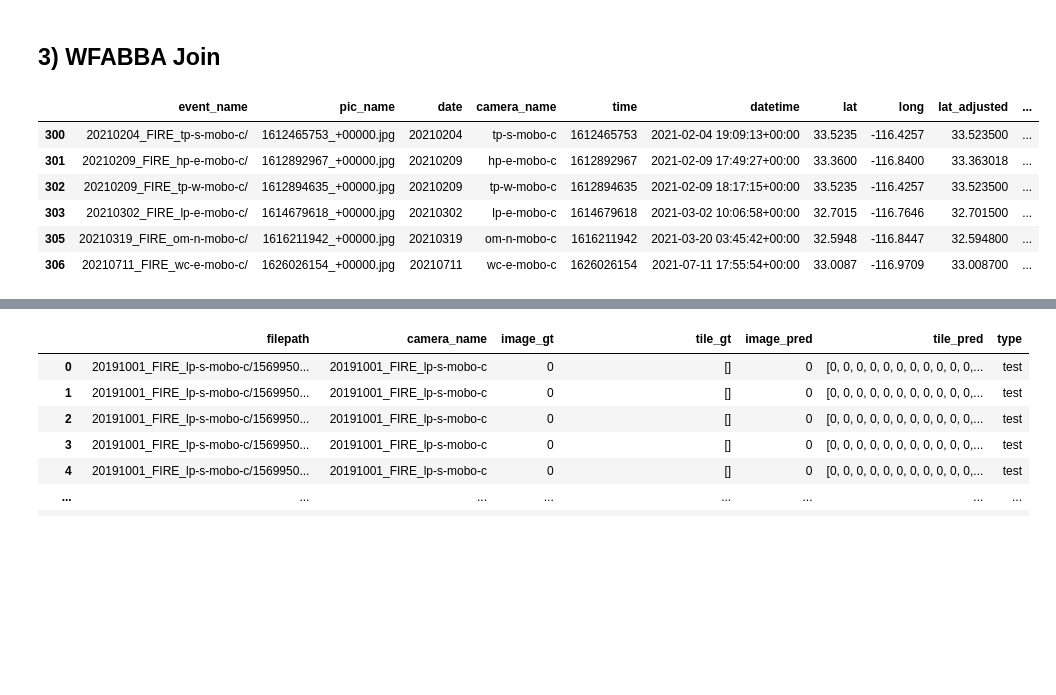
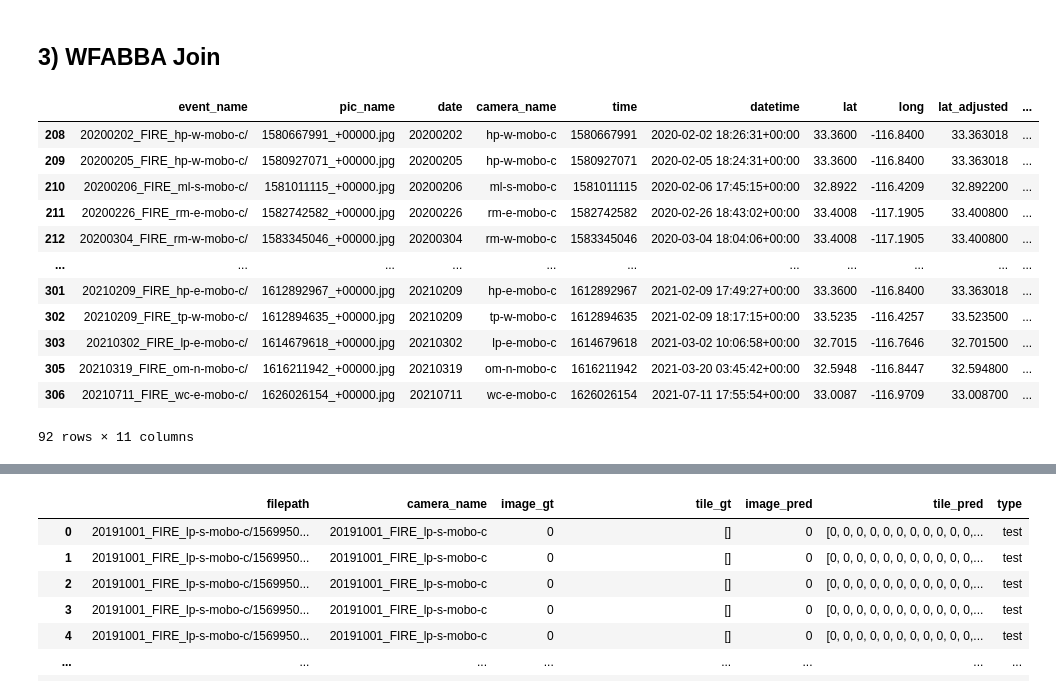
Before and after one commit to shaneluna/smokeynet-engineering, a Jupyter notebook: notebooks/wfabba/WFABBA_FIgLib_Join.ipynb, the cells around one changed output, grey strips where cells are left out. Drawn from its saved outputs; the diff is of its cells as text; code cells hidden in the pictures; blank space fills up the shorter version.

```diff
--- a/notebooks/wfabba/WFABBA_FIgLib_Join.ipynb
+++ b/notebooks/wfabba/WFABBA_FIgLib_Join.ipynb
@@ -163,3 +167,8 @@ event_pic_df
 | 305 | 20210319_FIRE_om-n-mobo-c/ | 1616211942_+00000.jpg | 20210319 | om-n-mobo-c | 1616211942 | 2021-03-20 03:45:42+00:00 | 32.5948 | -116.8447 | 32.594800 | ... |
 | 306 | 20210711_FIRE_wc-e-mobo-c/ | 1626026154_+00000.jpg | 20210711 | wc-e-mobo-c | 1626026154 | 2021-07-11 17:55:54+00:00 | 33.0087 | -116.9709 | 33.008700 | ... |
 307 rows × 10 columns
+# %%
+coords = [Point(xy) for xy in zip(event_pic_df['long_adjusted'], event_pic_df['lat_adjusted'])]
+event_pic_df = GeoDataFrame(event_pic_df, crs = "EPSG:4326", geometry = coords)
+event_pic_df = event_pic_df.to_crs('EPSG:3310')
+event_pic_df
@@ -188,15 +211,22 @@ list(event_pic_df[event_pic_df["lat"].isna()]["camera_name"].unique())
 # %% [markdown]
 ## 3) WFABBA Join
 # %%
-time_filter = event_pic_df["datetime"] >= "2021-01-20"
+# time_filter = event_pic_df["datetime"] >= "2021-01-20"
+time_filter = event_pic_df["datetime"] >= "2020-01-01"
 lat_filter = ~event_pic_df["lat"].isna()
 overlap_events_df = event_pic_df[time_filter & lat_filter]
 overlap_events_df
 # %% [output]
 |  | event_name | pic_name | date | camera_name | time | datetime | lat | long | lat_adjusted | ... |
-| 300 | 20210204_FIRE_tp-s-mobo-c/ | 1612465753_+00000.jpg | 20210204 | tp-s-mobo-c | 1612465753 | 2021-02-04 19:09:13+00:00 | 33.5235 | -116.4257 | 33.523500 | ... |
+| 208 | 20200202_FIRE_hp-w-mobo-c/ | 1580667991_+00000.jpg | 20200202 | hp-w-mobo-c | 1580667991 | 2020-02-02 18:26:31+00:00 | 33.3600 | -116.8400 | 33.363018 | ... |
+| 209 | 20200205_FIRE_hp-w-mobo-c/ | 1580927071_+00000.jpg | 20200205 | hp-w-mobo-c | 1580927071 | 2020-02-05 18:24:31+00:00 | 33.3600 | -116.8400 | 33.363018 | ... |
+| 210 | 20200206_FIRE_ml-s-mobo-c/ | 1581011115_+00000.jpg | 20200206 | ml-s-mobo-c | 1581011115 | 2020-02-06 17:45:15+00:00 | 32.8922 | -116.4209 | 32.892200 | ... |
+| 211 | 20200226_FIRE_rm-e-mobo-c/ | 1582742582_+00000.jpg | 20200226 | rm-e-mobo-c | 1582742582 | 2020-02-26 18:43:02+00:00 | 33.4008 | -117.1905 | 33.400800 | ... |
+| 212 | 20200304_FIRE_rm-w-mobo-c/ | 1583345046_+00000.jpg | 20200304 | rm-w-mobo-c | 1583345046 | 2020-03-04 18:04:06+00:00 | 33.4008 | -117.1905 | 33.400800 | ... |
+| ... | ... | ... | ... | ... | ... | ... | ... | ... | ... | ... |
 | 301 | 20210209_FIRE_hp-e-mobo-c/ | 1612892967_+00000.jpg | 20210209 | hp-e-mobo-c | 1612892967 | 2021-02-09 17:49:27+00:00 | 33.3600 | -116.8400 | 33.363018 | ... |
 | 302 | 20210209_FIRE_tp-w-mobo-c/ | 1612894635_+00000.jpg | 20210209 | tp-w-mobo-c | 1612894635 | 2021-02-09 18:17:15+00:00 | 33.5235 | -116.4257 | 33.523500 | ... |
 | 303 | 20210302_FIRE_lp-e-mobo-c/ | 1614679618_+00000.jpg | 20210302 | lp-e-mobo-c | 1614679618 | 2021-03-02 10:06:58+00:00 | 32.7015 | -116.7646 | 32.701500 | ... |
 | 305 | 20210319_FIRE_om-n-mobo-c/ | 1616211942_+00000.jpg | 20210319 | om-n-mobo-c | 1616211942 | 2021-03-20 03:45:42+00:00 | 32.5948 | -116.8447 | 32.594800 | ... |
 | 306 | 20210711_FIRE_wc-e-mobo-c/ | 1626026154_+00000.jpg | 20210711 | wc-e-mobo-c | 1626026154 | 2021-07-11 17:55:54+00:00 | 33.0087 | -116.9709 | 33.008700 | ... |
+92 rows × 11 columns
```
Also changed, not shown: parts of 60 cells of this notebook.
